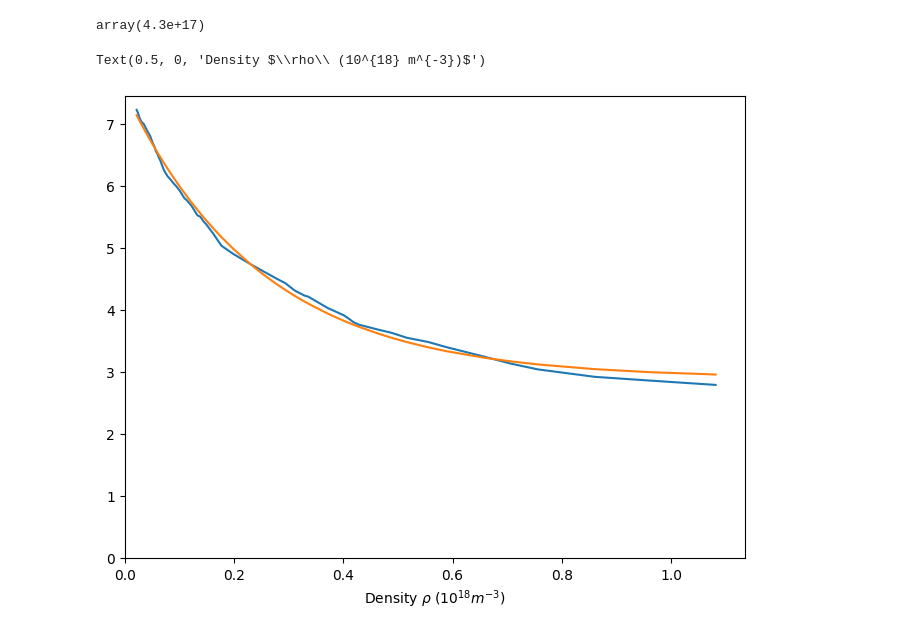
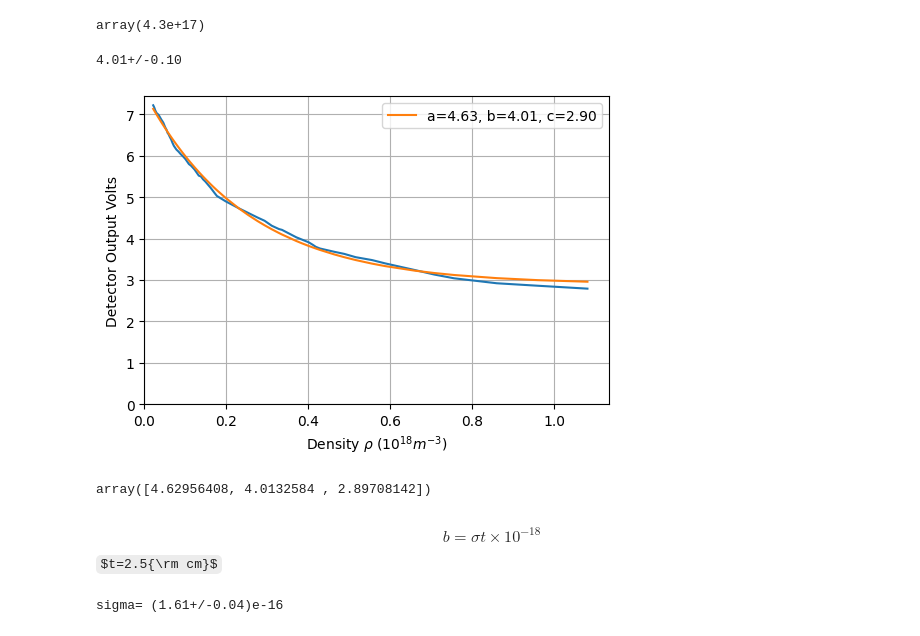
Before and after one commit to AnLei1627/112-2_Modern_Physics_Experiments, a Jupyter notebook: A3_Optical_Pumping/A3_data_analysis.ipynb, the cells around one changed output. Cells and saved outputs as stored; diff of their text form; code cells hidden in the pictures; some formulas as TeX source.

```diff
--- a/A3_Optical_Pumping/A3_data_analysis.ipynb
+++ b/A3_Optical_Pumping/A3_data_analysis.ipynb
@@ -42,18 +42,21 @@ class LinReg:
 
 
     def plot(self, origin=True):
-        fig, ax = plt.subplots(1,1,figsize=(8,6))
-        ax.set_title(self.title)
+        self.fig, self.ax = plt.subplots(1,1,figsize=(6,4))
+        self.ax.set_title(self.title)
 
-        ax.set_xlabel(rf'{self.header[0]} ({self.unit[0]})')
-        ax.set_ylabel(rf'{self.header[1]} ({self.unit[1]})')
-        ax.grid()
-        ax.scatter(self.xs, self.ys, label='data')
+        self.ax.set_xlabel(rf'{self.header[0]} ({self.unit[0]})')
+        self.ax.set_ylabel(rf'{self.header[1]} ({self.unit[1]})')
+        self.ax.grid()
+        self.ax.scatter(self.xs, self.ys, label='data')
         if origin:
-            ax.set_xlim(0)
-            ax.set_ylim(0)
-        ax.plot(self.xs_fit, self.ys_fit, color = 'r', linestyle='-.',label=f'slope: {self.slope:0.3} \nintercept: {self.intercept:0.3} ')
-        plt.legend()
+            self.ax.set_xlim(0)
+            self.ax.set_ylim(0)
+        self.ax.plot(self.xs_fit, self.ys_fit, color = 'r', linestyle='-.',label=f'slope: {self.slope:0.3} \nintercept: {self.intercept:0.3} ')
+        self.ax.legend()
+
+    def savefig(self, fname):
+        self.fig.savefig(fname)
 # %% [markdown]
 # 計算 g factor
 $$ g_F = \frac{hf}{\mu_B B} $$
@@ -139,16 +158,32 @@ array(4.3e+17)
 V = raw_data.ys
 rho = rho_of_T(raw_data.xs)*1E-18
 # %%
-fig, ax = plt.subplots(1,1, figsize=(8,6))
+fig, ax = plt.subplots(1,1, figsize=(6,4))
 
 ax.plot(rho, V)
 V_rho = lambda rho, a, b, c: a*np.exp(-b*rho)+c
 popt, pcov = curve_fit(V_rho, rho, V)
-ax.plot(rho, V_rho(rho, *popt))
+ax.plot(rho, V_rho(rho, *popt), label=f'a={popt[0]:.2f}, b={popt[1]:.2f}, c={popt[2]:.2f}')
 ax.set_xlim(0)
 ax.set_ylim(0)
 ax.set_xlabel(r'Density $\rho\ (10^{18} m^{-3})$')
 ax.set_ylabel('Detector Output Volts')
+ax.legend()
+print(prod:=ufloat(popt[1],pcov[1,1]**0.5))
+ax.grid()
+fig.savefig('')
 # %% [output]
-Text(0.5, 0, 'Density $\\rho\\ (10^{18} m^{-3})$')
+4.01+/-0.10
-[figure, old version]
+[figure, new version]
+# %%
+popt
+# %% [output]
+array([4.62956408, 4.0132584 , 2.89708142])
+# %% [markdown]
+$$b = \sigma  t \times 10^{-18}$$
+$t=2.5{\rm cm}$
+# %%
+thickness = ufloat(0.025,0)
+print('sigma=',sigma := prod*1e-18/thickness)
+# %% [output]
+sigma= (1.61+/-0.04)e-16
```
Also changed, not shown: parts of 14 cells of this notebook, 4 other files.
